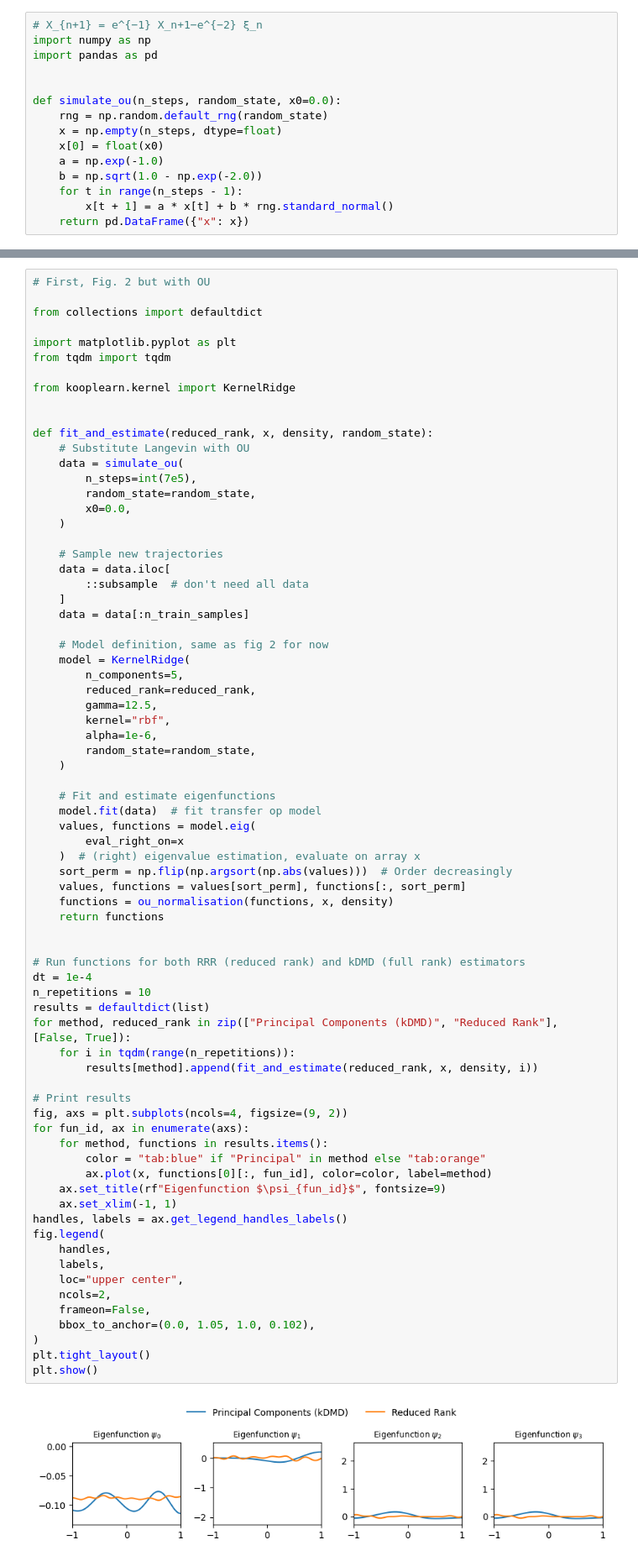
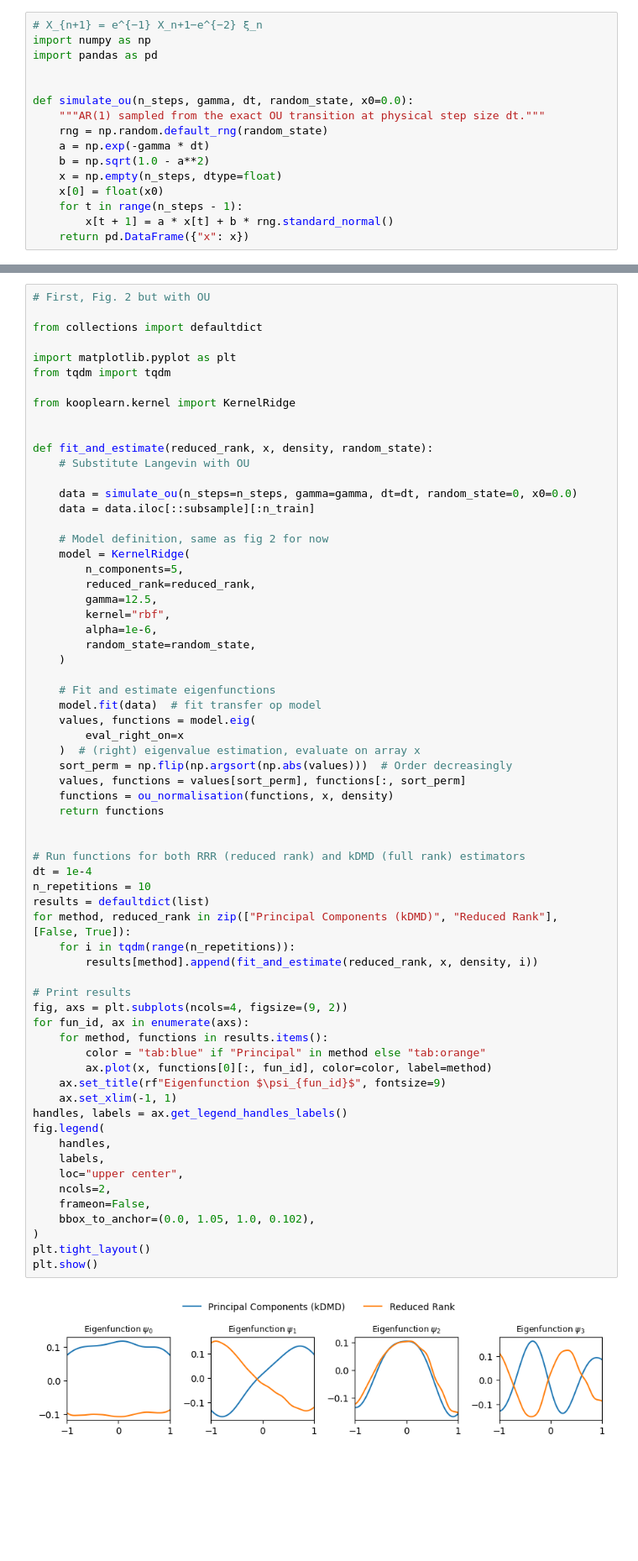
Before and after one commit to stephaniejat/kooplearn, a Jupyter notebook: examples/ou.ipynb, the cells around one changed output, grey strips where cells are left out. Shown at 84% size. Drawn from its saved outputs; the diff is of its cells as text; blank space fills up the shorter version.

```diff
--- a/examples/ou.ipynb
+++ b/examples/ou.ipynb
@@ -4,12 +4,13 @@ import numpy as np
 import pandas as pd
 
 
-def simulate_ou(n_steps, random_state, x0=0.0):
+def simulate_ou(n_steps, gamma, dt, random_state, x0=0.0):
+    """AR(1) sampled from the exact OU transition at physical step size dt."""
     rng = np.random.default_rng(random_state)
+    a = np.exp(-gamma * dt)
+    b = np.sqrt(1.0 - a**2)
     x = np.empty(n_steps, dtype=float)
     x[0] = float(x0)
-    a = np.exp(-1.0)
-    b = np.sqrt(1.0 - np.exp(-2.0))
     for t in range(n_steps - 1):
         x[t + 1] = a * x[t] + b * rng.standard_normal()
     return pd.DataFrame({"x": x})
@@ -60,17 +60,9 @@ from kooplearn.kernel import KernelRidge
 
 def fit_and_estimate(reduced_rank, x, density, random_state):
     # Substitute Langevin with OU
-    data = simulate_ou(
-        n_steps=int(7e5),
-        random_state=random_state,
-        x0=0.0,
-    )
 
-    # Sample new trajectories
-    data = data.iloc[
-        ::subsample  # don't need all data
-    ]
-    data = data[:n_train_samples]
+    data = simulate_ou(n_steps=n_steps, gamma=gamma, dt=dt, random_state=0, x0=0.0)
+    data = data.iloc[::subsample][:n_train]
 
     # Model definition, same as fig 2 for now
     model = KernelRidge(
@@ -94,34 +86,34 @@ def fit_and_estimate(reduced_rank, x, density, random_state):
 
 
 # Run functions for both RRR (reduced rank) and kDMD (full rank) estimators
 dt = 1e-4
 n_repetitions = 10
 results = defaultdict(list)
 for method, reduced_rank in zip(["Principal Components (kDMD)", "Reduced Rank"], [False, True]):
     for i in tqdm(range(n_repetitions)):
         results[method].append(fit_and_estimate(reduced_rank, x, density, i))
 
 # Print results
 fig, axs = plt.subplots(ncols=4, figsize=(9, 2))
 for fun_id, ax in enumerate(axs):
     for method, functions in results.items():
         color = "tab:blue" if "Principal" in method else "tab:orange"
         ax.plot(x, functions[0][:, fun_id], color=color, label=method)
     ax.set_title(rf"Eigenfunction $\psi_{fun_id}$", fontsize=9)
     ax.set_xlim(-1, 1)
 handles, labels = ax.get_legend_handles_labels()
 fig.legend(
     handles,
     labels,
     loc="upper center",
     ncols=2,
     frameon=False,
     bbox_to_anchor=(0.0, 1.05, 1.0, 0.102),
 )
 plt.tight_layout()
 plt.show()
 # %% [output]
-[figure, old version]
+[figure, new version]
 # %% [markdown]
 ## Figure 1 reproduction
 ### Kernel family
```
Also changed, not shown: parts of 14 cells of this notebook.
